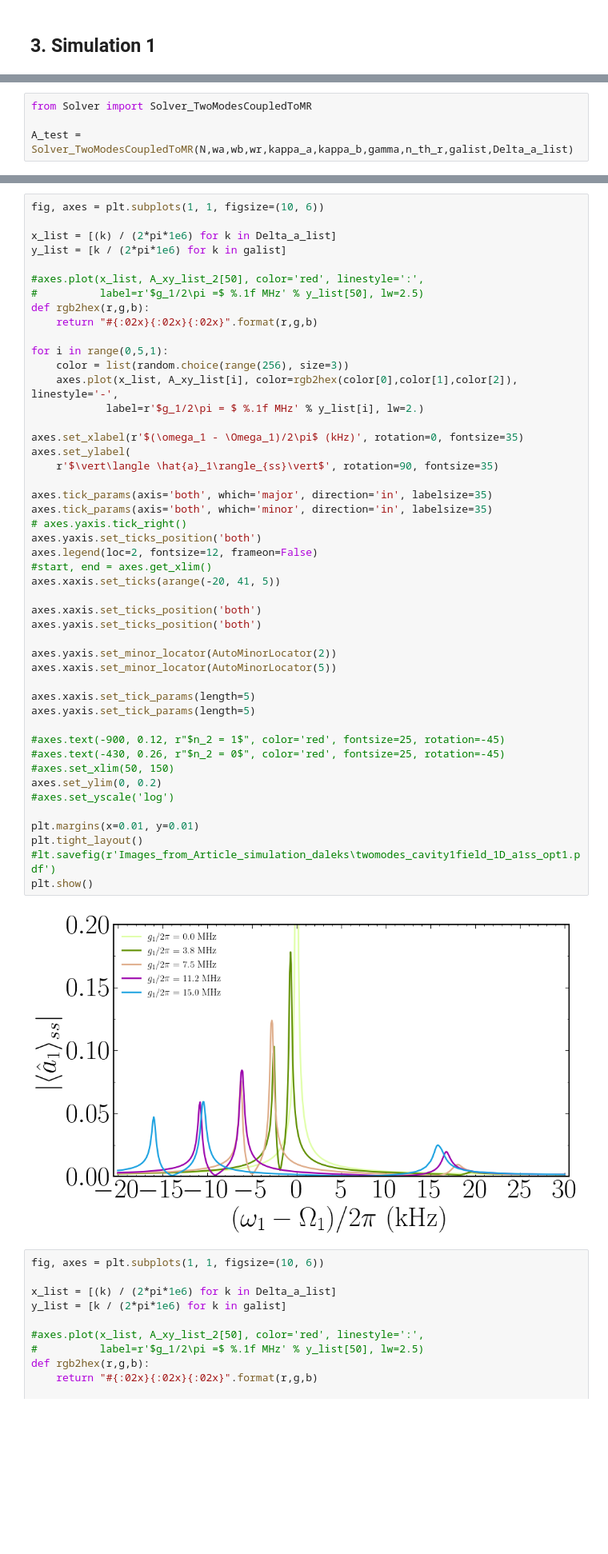
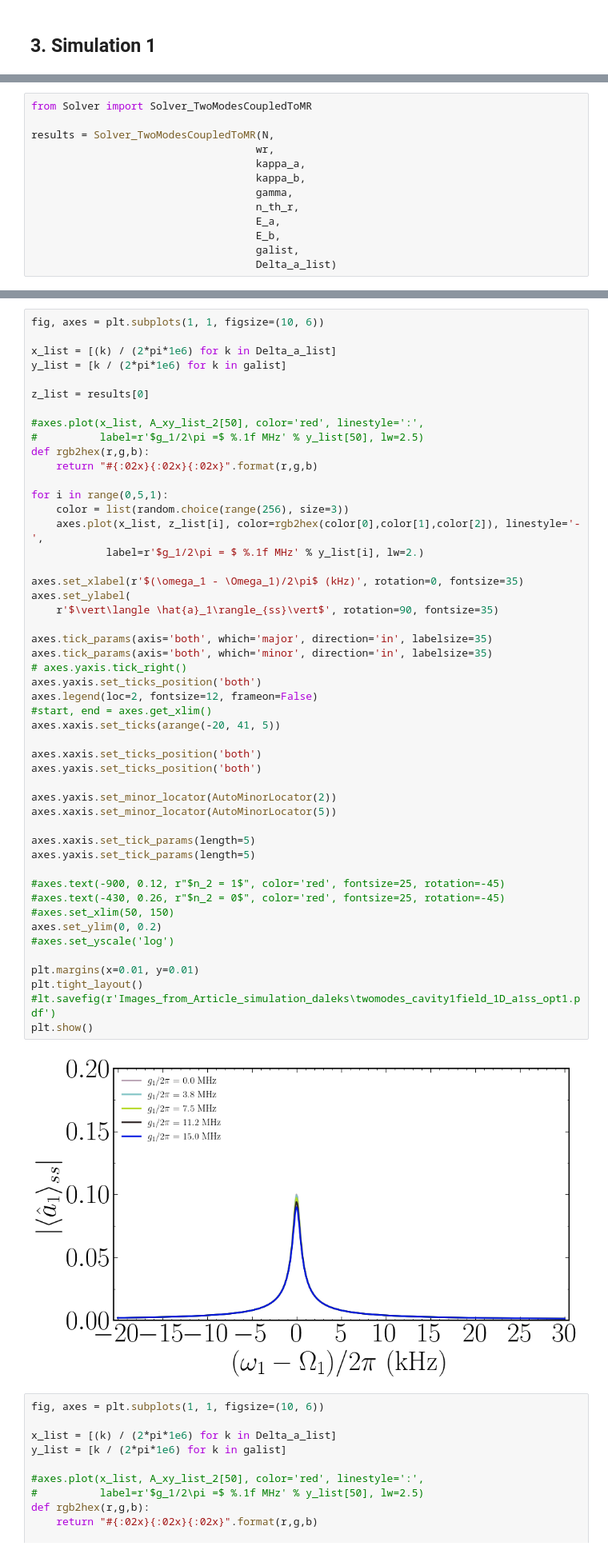
Before and after one commit to asantanah/code_for_paper, a Jupyter notebook: Artigo_simulations_.ipynb, the cells around one changed output, grey strips where cells are left out. Shown at 80% size. Saved outputs shown, nothing was run; the diff lists cells and outputs as text; blank space fills up the shorter version.

```diff
--- a/Artigo_simulations_.ipynb
+++ b/Artigo_simulations_.ipynb
@@ -737,4 +449,13 @@ plt.show()
 # %%
 from Solver import Solver_TwoModesCoupledToMR
 
-A_test = Solver_TwoModesCoupledToMR(N,wa,wb,wr,kappa_a,kappa_b,gamma,n_th_r,galist,Delta_a_list)
+results = Solver_TwoModesCoupledToMR(N,
+                                    wr,
+                                    kappa_a,
+                                    kappa_b,
+                                    gamma,
+                                    n_th_r,
+                                    E_a,
+                                    E_b,
+                                    galist,
+                                    Delta_a_list)
@@ -749,6 +468,8 @@ fig, axes = plt.subplots(1, 1, figsize=(10, 6))
 
 x_list = [(k) / (2*pi*1e6) for k in Delta_a_list]
 y_list = [k / (2*pi*1e6) for k in galist]
+
+z_list = results[0]
 
 #axes.plot(x_list, A_xy_list_2[50], color='red', linestyle=':',
 #          label=r'$g_1/2\pi =$ %.1f MHz' % y_list[50], lw=2.5)
@@ -757,7 +478,7 @@ def rgb2hex(r,g,b):
 
 for i in range(0,5,1):
     color = list(random.choice(range(256), size=3))
-    axes.plot(x_list, A_xy_list[i], color=rgb2hex(color[0],color[1],color[2]), linestyle='-',
+    axes.plot(x_list, z_list[i], color=rgb2hex(color[0],color[1],color[2]), linestyle='-',
             label=r'$g_1/2\pi = $ %.1f MHz' % y_list[i], lw=2.)
 
 axes.set_xlabel(r'$(\omega_1 - \Omega_1)/2\pi$ (kHz)', rotation=0, fontsize=35)
@@ -765,34 +486,34 @@ axes.set_ylabel(
     r'$\vert\langle \hat{a}_1\rangle_{ss}\vert$', rotation=90, fontsize=35)
 
 axes.tick_params(axis='both', which='major', direction='in', labelsize=35)
 axes.tick_params(axis='both', which='minor', direction='in', labelsize=35)
 # axes.yaxis.tick_right()
 axes.yaxis.set_ticks_position('both')
 axes.legend(loc=2, fontsize=12, frameon=False)
 #start, end = axes.get_xlim()
 axes.xaxis.set_ticks(arange(-20, 41, 5))
 
 axes.xaxis.set_ticks_position('both')
 axes.yaxis.set_ticks_position('both')
 
 axes.yaxis.set_minor_locator(AutoMinorLocator(2))
 axes.xaxis.set_minor_locator(AutoMinorLocator(5))
 
 axes.xaxis.set_tick_params(length=5)
 axes.yaxis.set_tick_params(length=5)
 
 #axes.text(-900, 0.12, r"$n_2 = 1$", color='red', fontsize=25, rotation=-45)
 #axes.text(-430, 0.26, r"$n_2 = 0$", color='red', fontsize=25, rotation=-45)
 #axes.set_xlim(50, 150)
 axes.set_ylim(0, 0.2)
 #axes.set_yscale('log')
 
 plt.margins(x=0.01, y=0.01)
 plt.tight_layout()
 #lt.savefig(r'Images_from_Article_simulation_daleks\twomodes_cavity1field_1D_a1ss_opt1.pdf')
 plt.show()
 # %% [output]
-[figure, old version]
+[figure, new version]
 # %%
 fig, axes = plt.subplots(1, 1, figsize=(10, 6))
 
```
Also changed, not shown: parts of 8 cells of this notebook, 1 other file.
